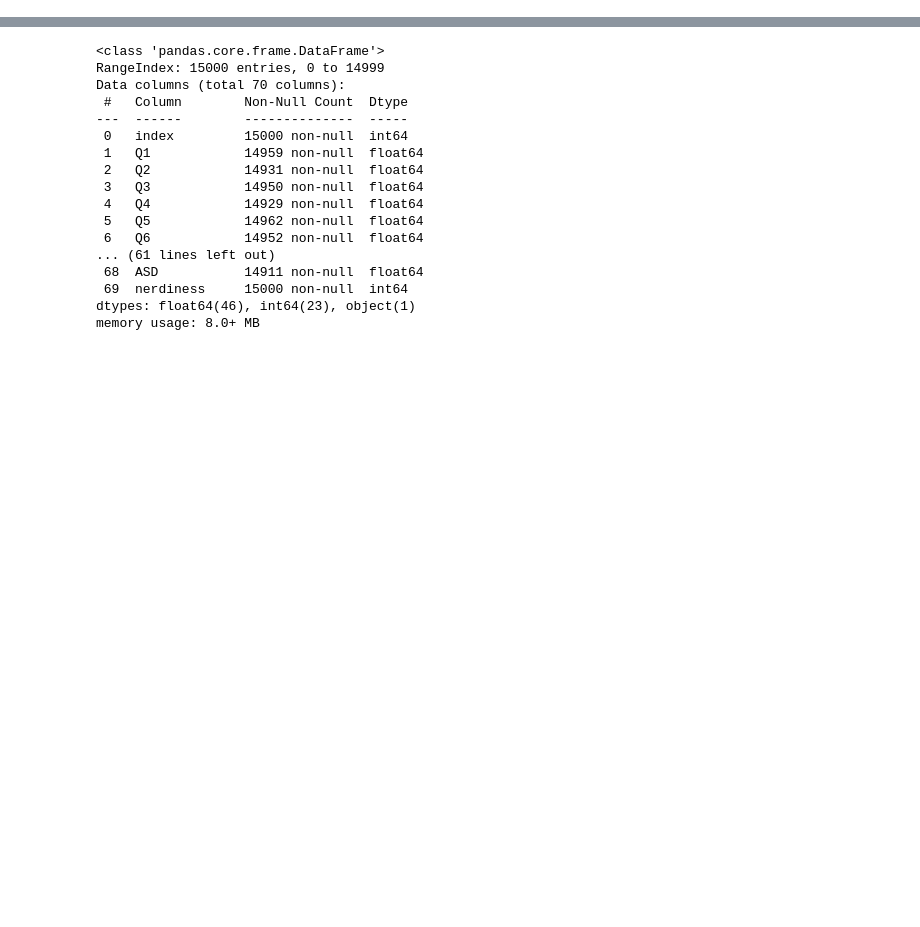
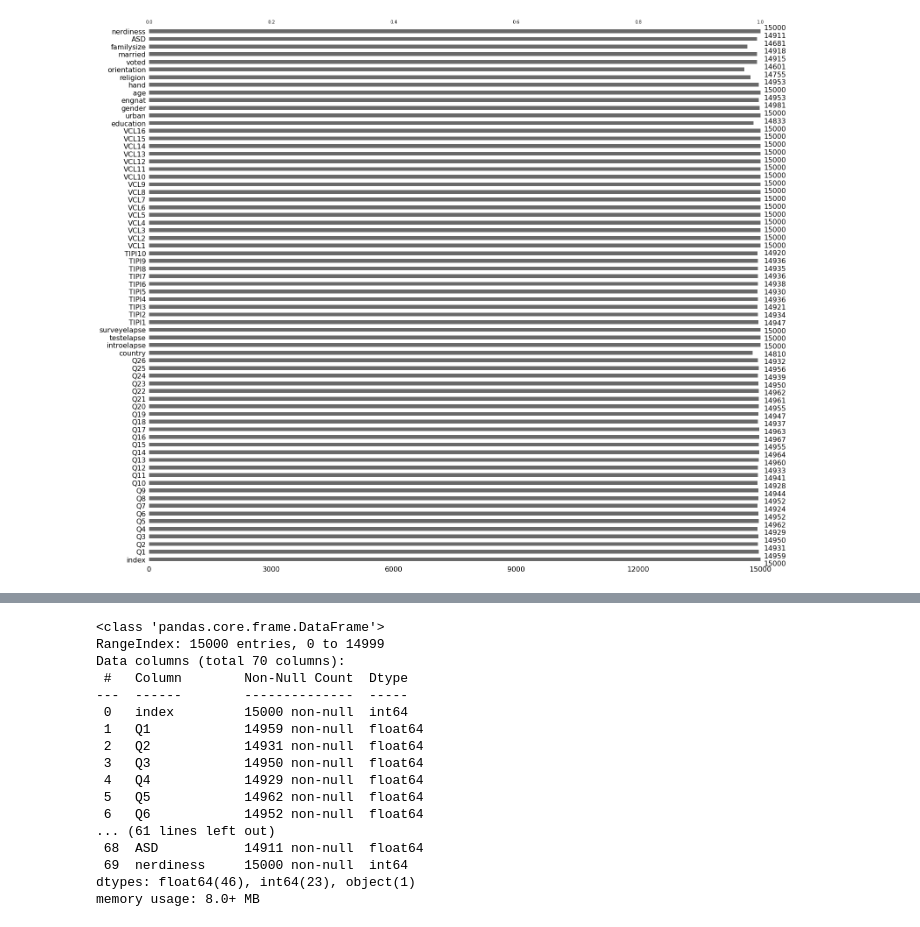
Before and after one commit to kde9867/SW, a Jupyter notebook: 심리_성향_예측을_위한_LGBM_BASELINE_(5).ipynb, the cells around one changed output, grey strips where cells are left out. Cells and saved outputs as stored; diff of their text form; code cells hidden in the pictures; blank space fills up the shorter version.

```diff
--- a/심리_성향_예측을_위한_LGBM_BASELINE_(5).ipynb
+++ b/심리_성향_예측을_위한_LGBM_BASELINE_(5).ipynb
@@ -22,0 +42,5 @@ Warning: Total number of columns (70) exceeds max_columns (20) limiting to first
+# %%
+msno.bar(df)
+plt.show()
+# %% [output]
+[figure, added]
```
Also changed, not shown: parts of 11 cells of this notebook.
